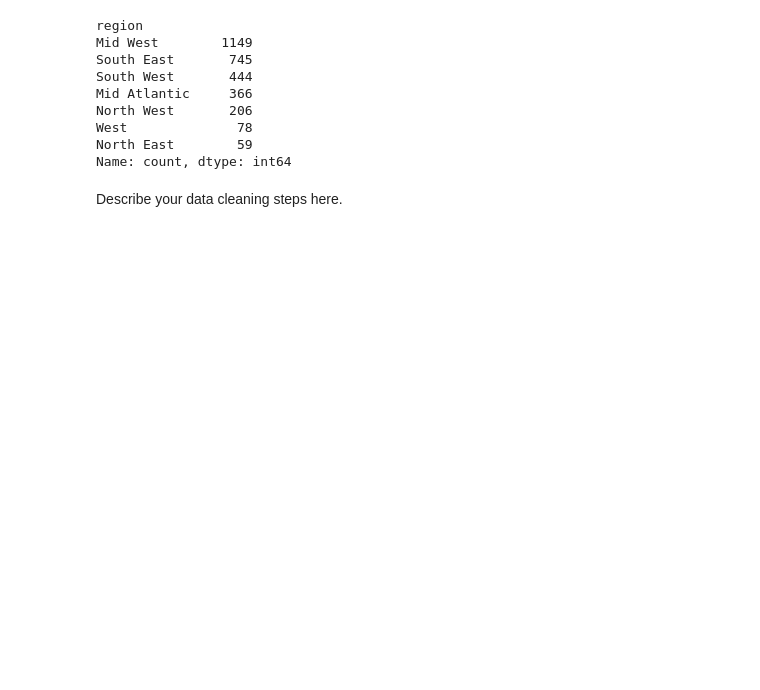
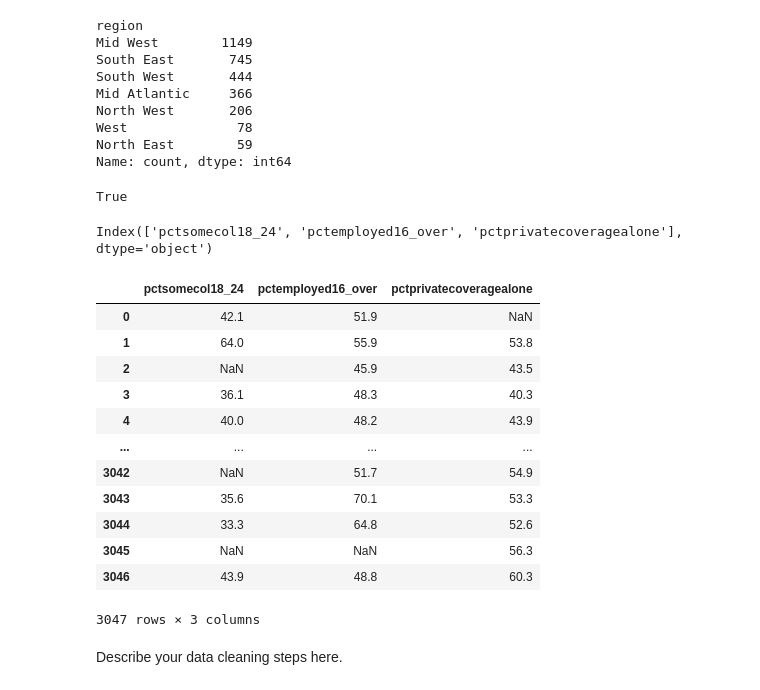
Before and after one commit to caseyhild/Data-Science-For-Cancer-Analysis, a Jupyter notebook: DataCheckpointGroup_Sp23_Casey_s_Group.ipynb, the cells around one changed output. Drawn from its saved outputs; the diff is of its cells as text; code cells hidden in the pictures; blank space fills up the shorter version.

```diff
--- a/DataCheckpointGroup_Sp23_Casey_s_Group.ipynb
+++ b/DataCheckpointGroup_Sp23_Casey_s_Group.ipynb
@@ -170,6 +154,30 @@ North West       206
 West              78
 North East        59
 Name: count, dtype: int64
+# %%
+data_cancer.isnull().values.any()
+# %% [output]
+True
+# %%
+data_cancer.columns[data_cancer.isna().any()]
+# %% [output]
+Index(['pctsomecol18_24', 'pctemployed16_over', 'pctprivatecoveragealone'], dtype='object')
+# %%
+data_cancer.loc[:, data_cancer.isna().any()]
+# %% [output]
+|  | pctsomecol18_24 | pctemployed16_over | pctprivatecoveragealone |
+| 0 | 42.1 | 51.9 | NaN |
+| 1 | 64.0 | 55.9 | 53.8 |
+| 2 | NaN | 45.9 | 43.5 |
+| 3 | 36.1 | 48.3 | 40.3 |
+| 4 | 40.0 | 48.2 | 43.9 |
+| ... | ... | ... | ... |
+| 3042 | NaN | 51.7 | 54.9 |
+| 3043 | 35.6 | 70.1 | 53.3 |
+| 3044 | 33.3 | 64.8 | 52.6 |
+| 3045 | NaN | NaN | 56.3 |
+| 3046 | 43.9 | 48.8 | 60.3 |
+3047 rows × 3 columns
 # %% [markdown]
 Describe your data cleaning steps here.
 # %%
```
Also changed, not shown: parts of 1 cell of this notebook.
